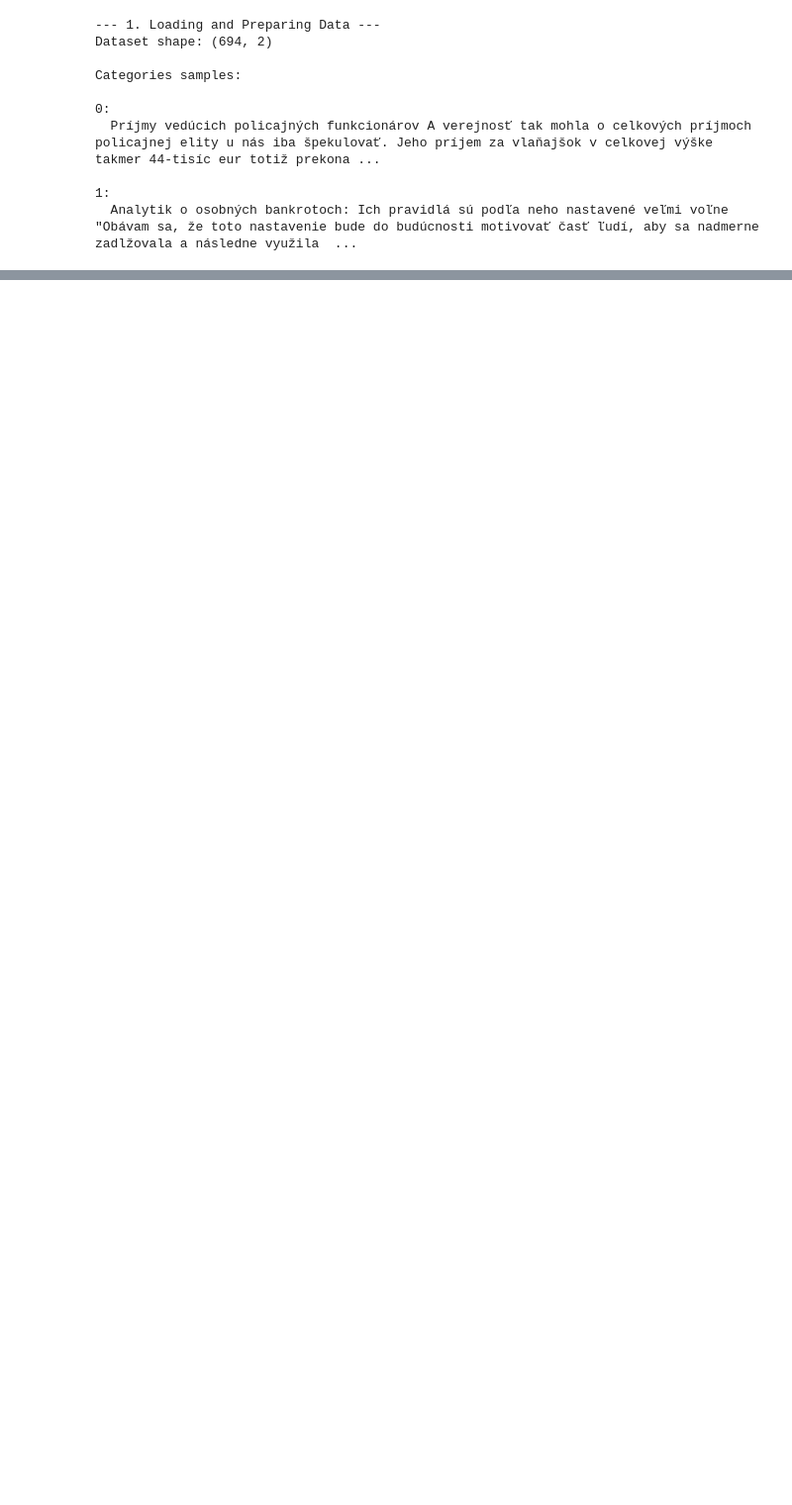
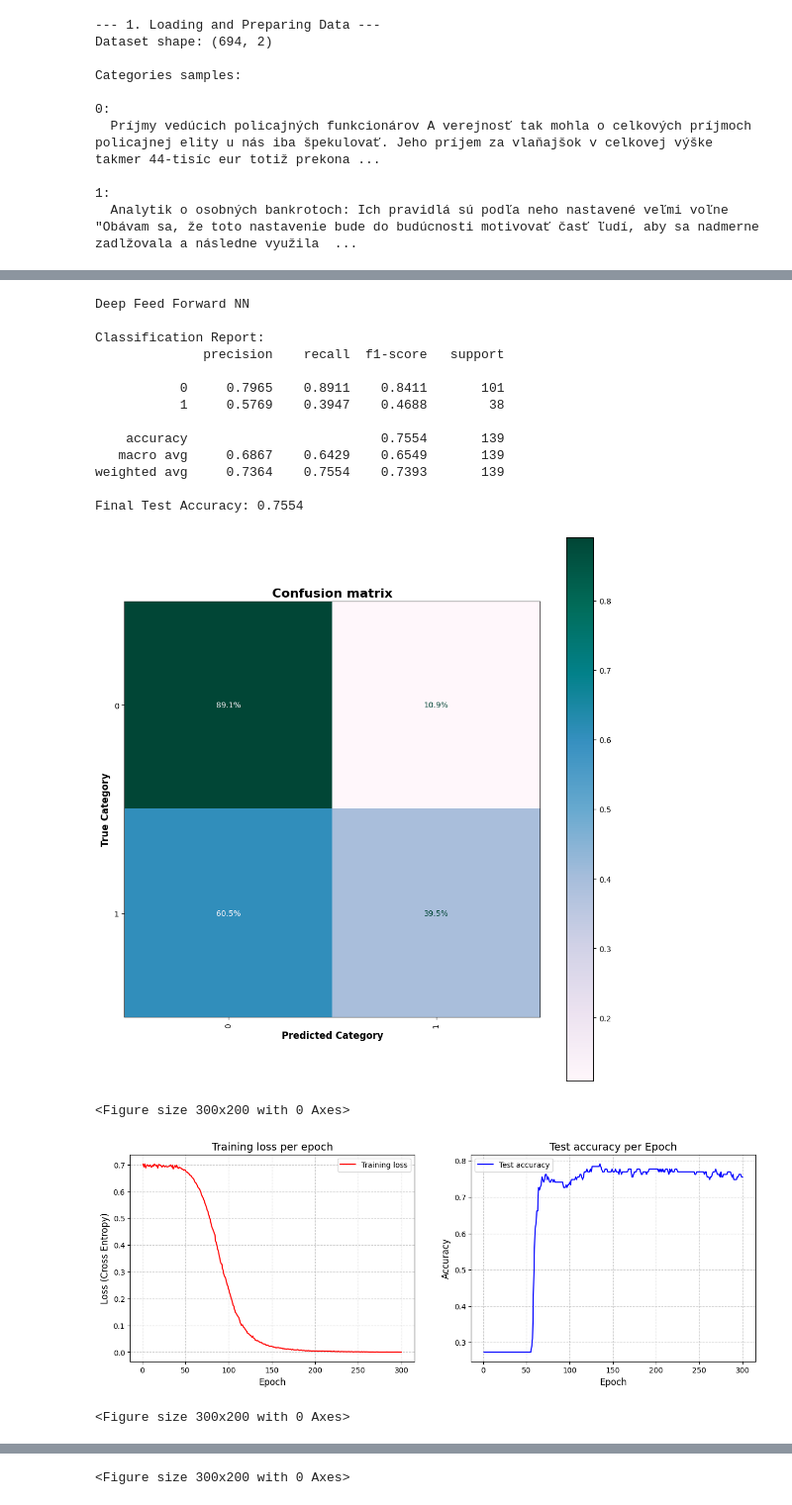
Before and after one commit to kubanova-z/Bachelors-thesis, a Jupyter notebook: neural_network.ipynb, the cells around one changed output, grey strips where cells are left out. Shown at 99% size. Saved outputs shown, nothing was run; the diff lists cells and outputs as text; code cells hidden in the pictures; blank space fills up the shorter version.

```diff
--- a/neural_network.ipynb
+++ b/neural_network.ipynb
@@ -101,0 +139,33 @@ Test accuracy: 0.6906
+# %%
+from src.ML.train_NN import DeepTextClassifier
+
+#prepare data
+X_train, X_test, y_train, y_test, vectorizer = prepare_data(df)
+
+print("Deep Feed Forward NN")
+
+deep_model, class_to_idx, deep_acc = train_model_sample_weights(
+    X_train, y_train, X_test, y_test,
+    model_class=DeepTextClassifier,
+    model_params={"hidden_dims": [256, 128, 64, 32]},
+    epochs=300,
+    lr=0.00001
+)
+# %% [output]
+Deep Feed Forward NN
+
+Classification Report:
+              precision    recall  f1-score   support
+
+           0     0.7965    0.8911    0.8411       101
+           1     0.5769    0.3947    0.4688        38
+
+    accuracy                         0.7554       139
+   macro avg     0.6867    0.6429    0.6549       139
+weighted avg     0.7364    0.7554    0.7393       139
+
+Final Test Accuracy: 0.7554
+[figure, added]
+<Figure size 300x200 with 0 Axes>
+[figure, added]
+<Figure size 300x200 with 0 Axes>
@@ -101,0 +173 @@ Test accuracy: 0.6906
+<Figure size 300x200 with 0 Axes>
```
Also changed, not shown: parts of 7 cells of this notebook, 2 other files.
